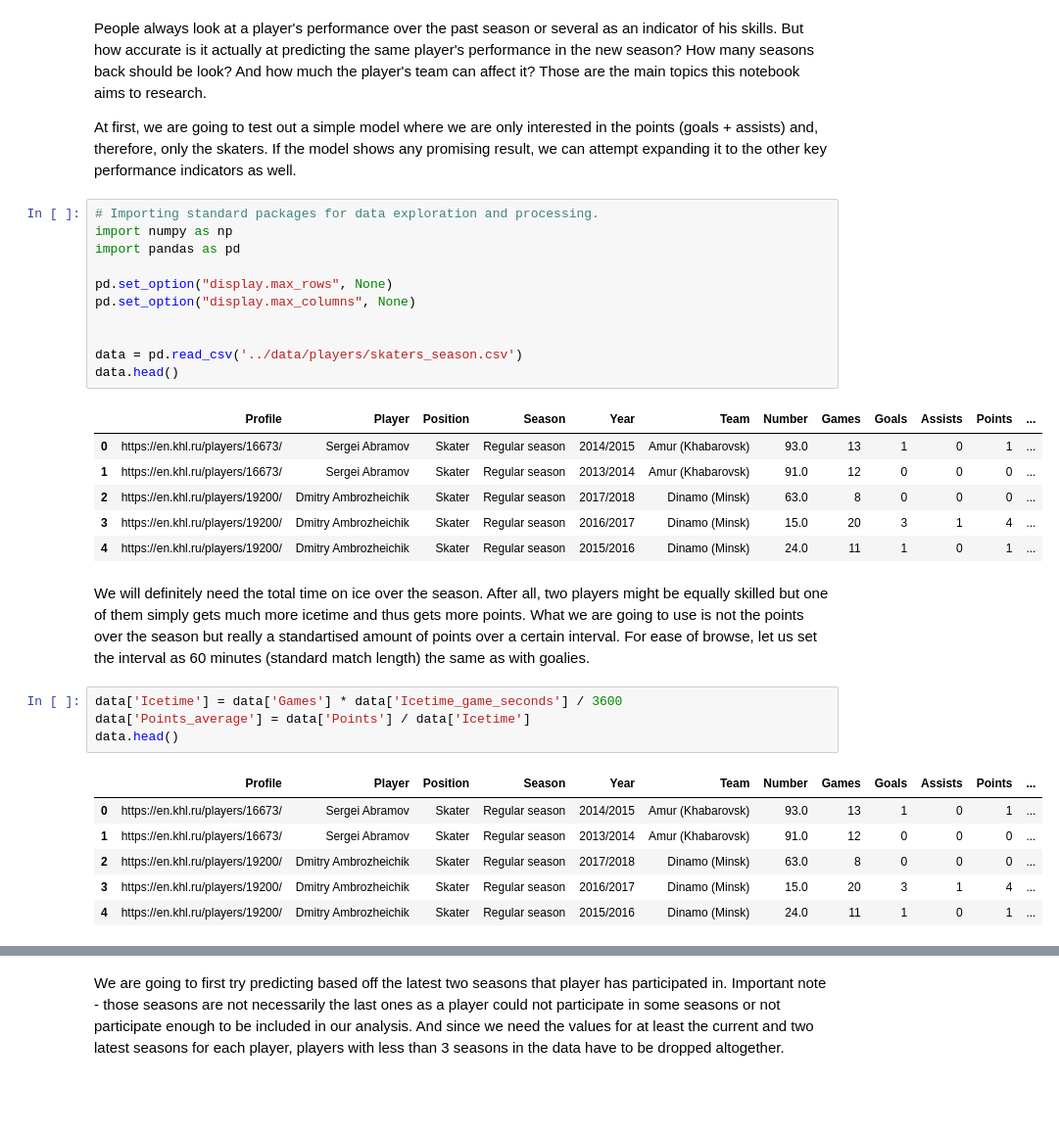
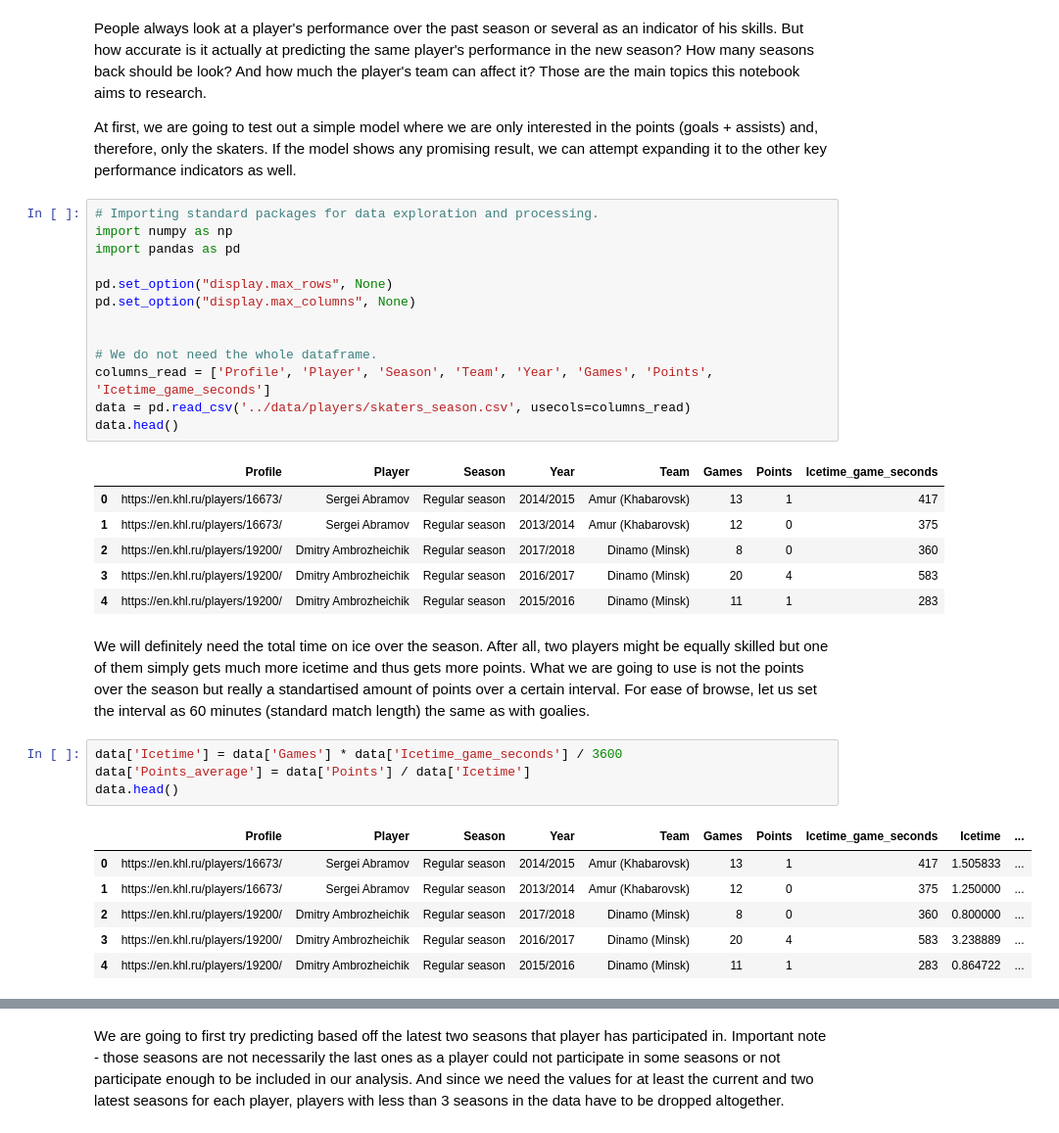
Before and after one commit to Dark-Hobbit/khl, a Jupyter notebook: analysing_player_data/predicting_season_points.ipynb, the cells around one changed output, grey strips where cells are left out. Shown at 98% size. Drawn from its saved outputs; the diff is of its cells as text; blank space fills up the shorter version.

```diff
--- a/analysing_player_data/predicting_season_points.ipynb
+++ b/analysing_player_data/predicting_season_points.ipynb
@@ -5,21 +5,23 @@ At first, we are going to test out a simple model where we are only interested i
 # %%
 # Importing standard packages for data exploration and processing.
 import numpy as np
 import pandas as pd
 
 pd.set_option("display.max_rows", None)
 pd.set_option("display.max_columns", None)
 
 
-data = pd.read_csv('../data/players/skaters_season.csv')
+# We do not need the whole dataframe.
+columns_read = ['Profile', 'Player', 'Season', 'Team', 'Year', 'Games', 'Points', 'Icetime_game_seconds']
+data = pd.read_csv('../data/players/skaters_season.csv', usecols=columns_read)
 data.head()
 # %% [output]
-|  | Profile | Player | Position | Season | Year | Team | Number | Games | Goals | Assists | Points | ... |
-| 0 | https://en.khl.ru/players/16673/ | Sergei Abramov | Skater | Regular season | 2014/2015 | Amur (Khabarovsk) | 93.0 | 13 | 1 | 0 | 1 | ... |
-| 1 | https://en.khl.ru/players/16673/ | Sergei Abramov | Skater | Regular season | 2013/2014 | Amur (Khabarovsk) | 91.0 | 12 | 0 | 0 | 0 | ... |
-| 2 | https://en.khl.ru/players/19200/ | Dmitry Ambrozheichik | Skater | Regular season | 2017/2018 | Dinamo (Minsk) | 63.0 | 8 | 0 | 0 | 0 | ... |
-| 3 | https://en.khl.ru/players/19200/ | Dmitry Ambrozheichik | Skater | Regular season | 2016/2017 | Dinamo (Minsk) | 15.0 | 20 | 3 | 1 | 4 | ... |
-| 4 | https://en.khl.ru/players/19200/ | Dmitry Ambrozheichik | Skater | Regular season | 2015/2016 | Dinamo (Minsk) | 24.0 | 11 | 1 | 0 | 1 | ... |
+|  | Profile | Player | Season | Year | Team | Games | Points | Icetime_game_seconds |
+| 0 | https://en.khl.ru/players/16673/ | Sergei Abramov | Regular season | 2014/2015 | Amur (Khabarovsk) | 13 | 1 | 417 |
+| 1 | https://en.khl.ru/players/16673/ | Sergei Abramov | Regular season | 2013/2014 | Amur (Khabarovsk) | 12 | 0 | 375 |
+| 2 | https://en.khl.ru/players/19200/ | Dmitry Ambrozheichik | Regular season | 2017/2018 | Dinamo (Minsk) | 8 | 0 | 360 |
+| 3 | https://en.khl.ru/players/19200/ | Dmitry Ambrozheichik | Regular season | 2016/2017 | Dinamo (Minsk) | 20 | 4 | 583 |
+| 4 | https://en.khl.ru/players/19200/ | Dmitry Ambrozheichik | Regular season | 2015/2016 | Dinamo (Minsk) | 11 | 1 | 283 |
 # %% [markdown]
 We will definitely need the total time on ice over the season. After all, two players might be equally skilled but one of them simply gets much more icetime and thus gets more points. What we are going to use is not the points over the season but really a standartised amount of points over a certain interval. For ease of browse, let us set the interval as 60 minutes (standard match length) the same as with goalies.
 # %%
@@ -27,10 +29,10 @@ data['Icetime'] = data['Games'] * data['Icetime_game_seconds'] / 3600
 data['Points_average'] = data['Points'] / data['Icetime']
 data.head()
 # %% [output]
-|  | Profile | Player | Position | Season | Year | Team | Number | Games | Goals | Assists | Points | ... |
-| 0 | https://en.khl.ru/players/16673/ | Sergei Abramov | Skater | Regular season | 2014/2015 | Amur (Khabarovsk) | 93.0 | 13 | 1 | 0 | 1 | ... |
-| 1 | https://en.khl.ru/players/16673/ | Sergei Abramov | Skater | Regular season | 2013/2014 | Amur (Khabarovsk) | 91.0 | 12 | 0 | 0 | 0 | ... |
-| 2 | https://en.khl.ru/players/19200/ | Dmitry Ambrozheichik | Skater | Regular season | 2017/2018 | Dinamo (Minsk) | 63.0 | 8 | 0 | 0 | 0 | ... |
-| 3 | https://en.khl.ru/players/19200/ | Dmitry Ambrozheichik | Skater | Regular season | 2016/2017 | Dinamo (Minsk) | 15.0 | 20 | 3 | 1 | 4 | ... |
-| 4 | https://en.khl.ru/players/19200/ | Dmitry Ambrozheichik | Skater | Regular season | 2015/2016 | Dinamo (Minsk) | 24.0 | 11 | 1 | 0 | 1 | ... |
+|  | Profile | Player | Season | Year | Team | Games | Points | Icetime_game_seconds | Icetime | ... |
+| 0 | https://en.khl.ru/players/16673/ | Sergei Abramov | Regular season | 2014/2015 | Amur (Khabarovsk) | 13 | 1 | 417 | 1.505833 | ... |
+| 1 | https://en.khl.ru/players/16673/ | Sergei Abramov | Regular season | 2013/2014 | Amur (Khabarovsk) | 12 | 0 | 375 | 1.250000 | ... |
+| 2 | https://en.khl.ru/players/19200/ | Dmitry Ambrozheichik | Regular season | 2017/2018 | Dinamo (Minsk) | 8 | 0 | 360 | 0.800000 | ... |
+| 3 | https://en.khl.ru/players/19200/ | Dmitry Ambrozheichik | Regular season | 2016/2017 | Dinamo (Minsk) | 20 | 4 | 583 | 3.238889 | ... |
+| 4 | https://en.khl.ru/players/19200/ | Dmitry Ambrozheichik | Regular season | 2015/2016 | Dinamo (Minsk) | 11 | 1 | 283 | 0.864722 | ... |
 # %% [markdown]
```
Also changed, not shown: parts of 25 cells of this notebook, 1 other file.
